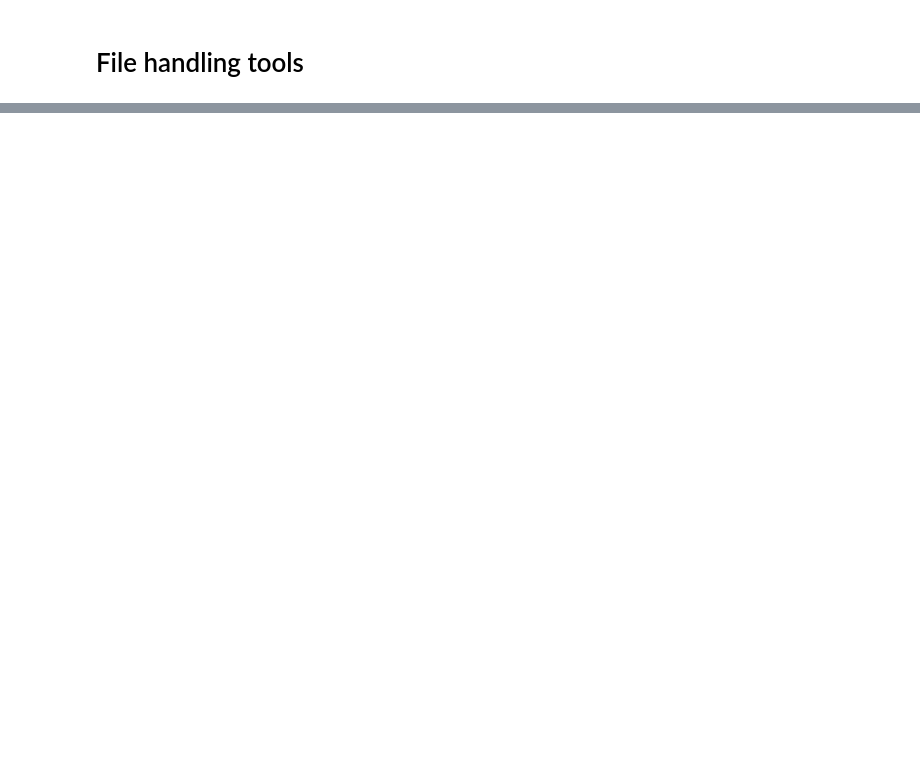
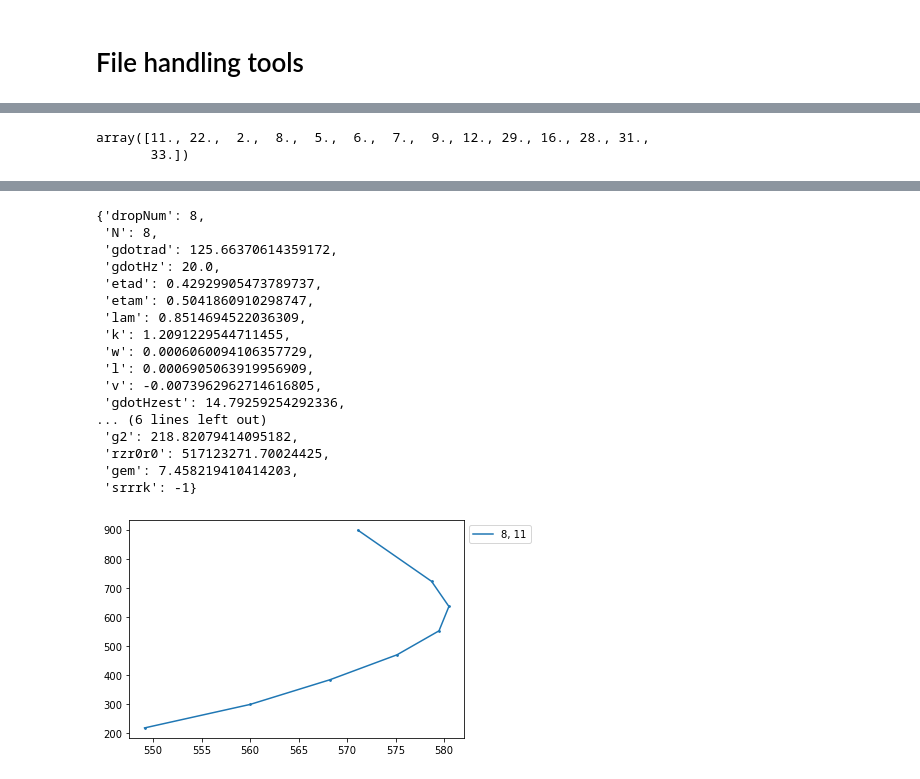
Before and after one commit to usnistgov/shearCellTensiometry, a Jupyter notebook: ipynb/fileHandling.ipynb, the cells around one changed output, grey strips where cells are left out. Cells and saved outputs as stored; diff of their text form; code cells hidden in the pictures; blank space fills up the shorter version.

```diff
--- a/ipynb/fileHandling.ipynb
+++ b/ipynb/fileHandling.ipynb
@@ -24,2 +100,2 @@ import pandas as pd
 # %%
-t = vr.Test(os.path.join(cfg.path.vids, '210616 mineralS LapRDT', 'M4S_3.50T_p4'))
+t = fh.Test(os.path.join(cfg.path.vids, 'steady', '210616 mineralS LapRDT','M4S_2.75T_p4'))
@@ -238,0 +169,4 @@ SyntaxError: invalid syntax
+# %%
+vi0 = vr.vidInfo(t,0)
+# %%
+vi0.loadAll()
@@ -238,0 +182,5 @@ SyntaxError: invalid syntax
+# %%
+vi0.dTabs.relabeledDroplets.dropNum.unique()
+# %% [output]
+array([11., 22.,  2.,  8.,  5.,  6.,  7.,  9., 12., 29., 16., 28., 31.,
+       33.])
@@ -238,0 +189,3 @@ SyntaxError: invalid syntax
+# %%
+vd.dropData(8, vi0.dTabs.relabeledDroplets[vi0.dTabs.relabeledDroplets.dropNum==8], vi0.dTabs.moveTimes.loc[11], vi0.droplet, vi0.matrix, 0.000076, vi0.mppx, diag=2)
+# %% [output]
@@ -238,0 +201,18 @@ SyntaxError: invalid syntax
+{'dropNum': 8,
+ 'N': 8,
+ 'gdotrad': 125.66370614359172,
+ 'gdotHz': 20.0,
+ 'etad': 0.42929905473789737,
+ 'etam': 0.5041860910298747,
+ 'lam': 0.8514694522036309,
+ 'k': 1.2091229544711455,
+ 'w': 0.0006060094106357729,
+ 'l': 0.0006905063919956909,
+ 'v': -0.0073962962714616805,
+ 'gdotHzest': 14.79259254292336,
+... (6 lines left out)
+ 'g2': 218.82079414095182,
+ 'rzr0r0': 517123271.70024425,
+ 'gem': 7.458219410414203,
+ 'srrrk': -1}
+[figure, added]
```
Also changed, not shown: parts of 60 cells of this notebook, 7 other files.
